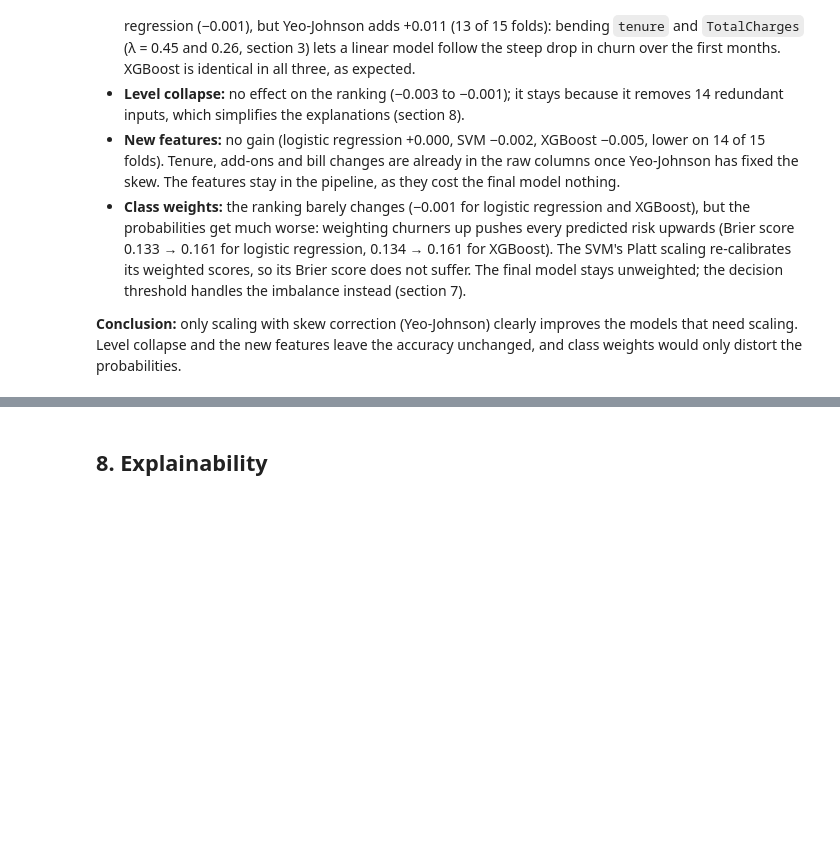
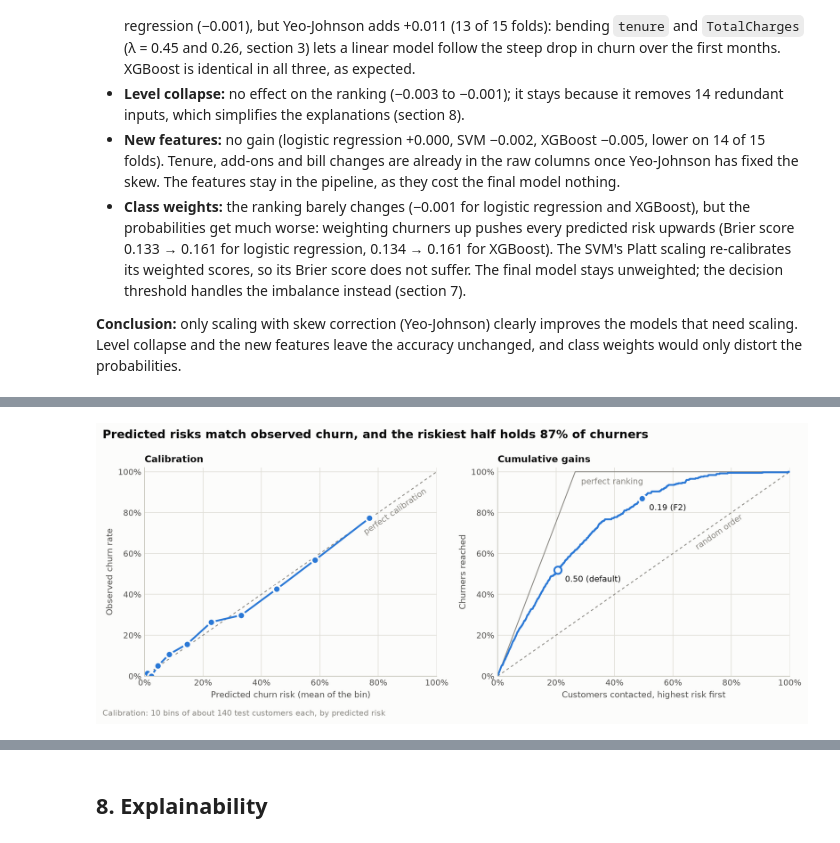
Before and after one commit to aljazfrancic/churn, a Jupyter notebook: churn_prediction.ipynb, the cells around one changed output, grey strips where cells are left out. Cells and saved outputs as stored; diff of their text form; code cells hidden in the pictures; blank space fills up the shorter version.

```diff
--- a/churn_prediction.ipynb
+++ b/churn_prediction.ipynb
@@ -468,0 +573,9 @@ The final setup reproduces the scores of section 5 (same folds, same settings).
+# %%
+plot_calibration_and_gains(
+    y_test,
+    proba,
+    thresholds,
+    "Predicted risks match observed churn, and the riskiest half holds 87% of churners",
+);
+# %% [output]
+[figure, added]
```
Also changed, not shown: parts of 14 cells of this notebook, 6 other files.
